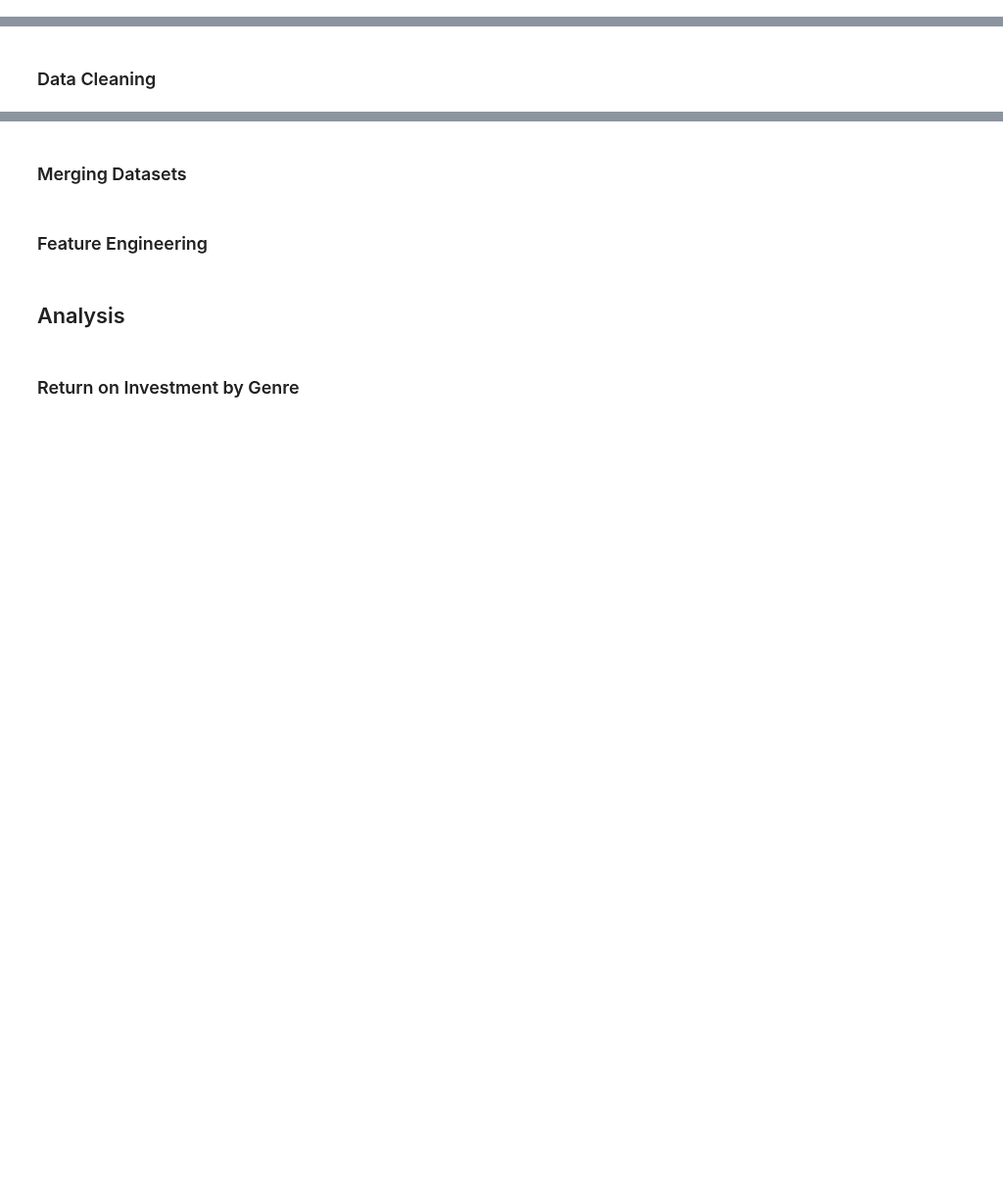
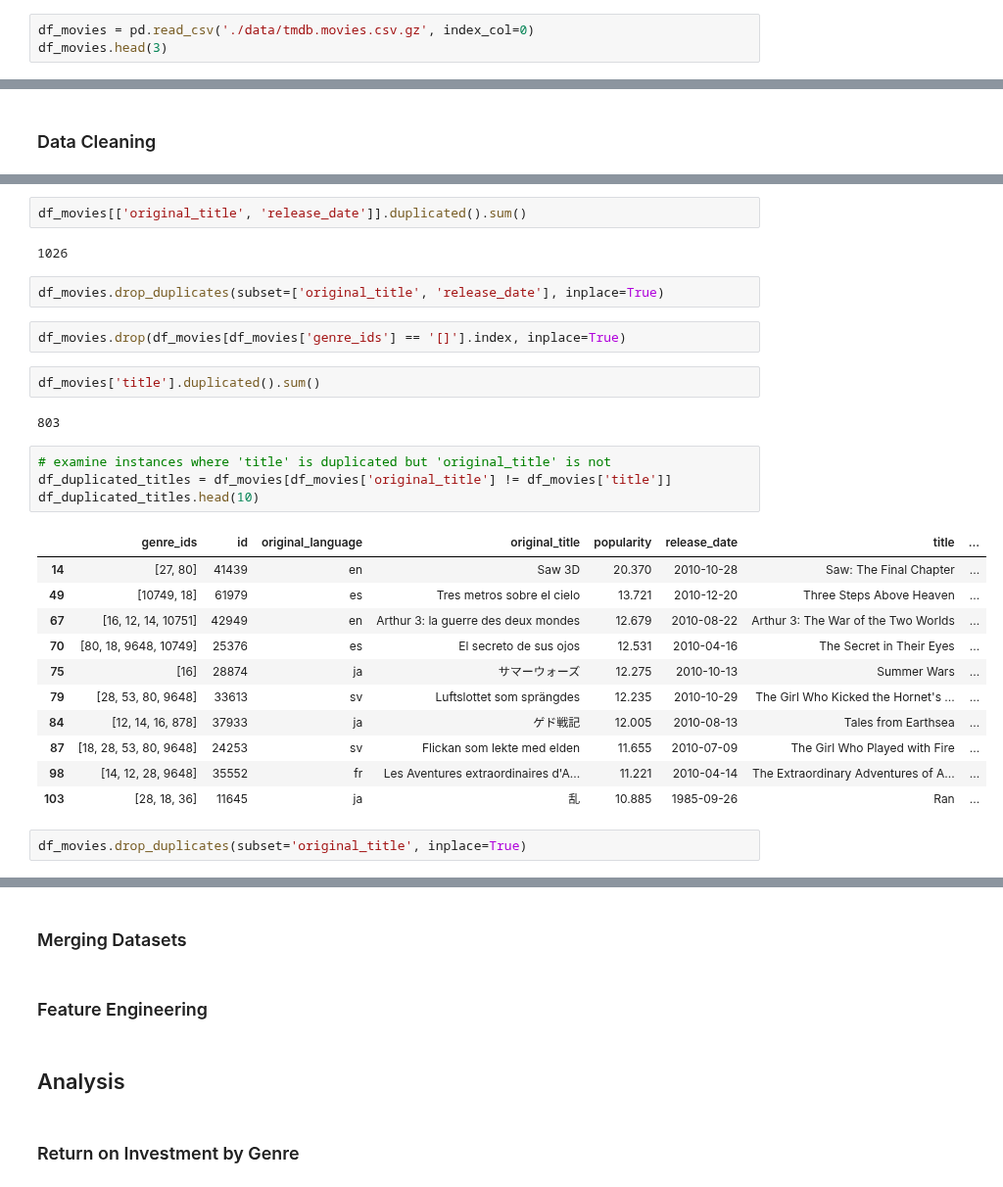
Before and after one commit to ThomasHChapman/p1_project, a Jupyter notebook: main_notebook.ipynb, the cells around one changed output, grey strips where cells are left out. Shown at 98% size. Saved outputs shown, nothing was run; the diff lists cells and outputs as text; blank space fills up the shorter version.

```diff
--- a/main_notebook.ipynb
+++ b/main_notebook.ipynb
@@ -40,0 +54,3 @@ conn = sqlite3.connect('./data/im.db')
+# %%
+df_movies = pd.read_csv('./data/tmdb.movies.csv.gz', index_col=0)
+df_movies.head(3)
@@ -44,0 +76,30 @@ conn = sqlite3.connect('./data/im.db')
+# %%
+df_movies[['original_title', 'release_date']].duplicated().sum()
+# %% [output]
+1026
+# %%
+df_movies.drop_duplicates(subset=['original_title', 'release_date'], inplace=True)
+# %%
+df_movies.drop(df_movies[df_movies['genre_ids'] == '[]'].index, inplace=True)
+# %%
+df_movies['title'].duplicated().sum()
+# %% [output]
+803
+# %%
+# examine instances where 'title' is duplicated but 'original_title' is not
+df_duplicated_titles = df_movies[df_movies['original_title'] != df_movies['title']]
+df_duplicated_titles.head(10)
+# %% [output]
+|  | genre_ids | id | original_language | original_title | popularity | release_date | title | ... |
+| 14 | [27, 80] | 41439 | en | Saw 3D | 20.370 | 2010-10-28 | Saw: The Final Chapter | ... |
+| 49 | [10749, 18] | 61979 | es | Tres metros sobre el cielo | 13.721 | 2010-12-20 | Three Steps Above Heaven | ... |
+| 67 | [16, 12, 14, 10751] | 42949 | en | Arthur 3: la guerre des deux mondes | 12.679 | 2010-08-22 | Arthur 3: The War of the Two Worlds | ... |
+| 70 | [80, 18, 9648, 10749] | 25376 | es | El secreto de sus ojos | 12.531 | 2010-04-16 | The Secret in Their Eyes | ... |
+| 75 | [16] | 28874 | ja | サマーウォーズ | 12.275 | 2010-10-13 | Summer Wars | ... |
+| 79 | [28, 53, 80, 9648] | 33613 | sv | Luftslottet som sprängdes | 12.235 | 2010-10-29 | The Girl Who Kicked the Hornet's ... | ... |
+| 84 | [12, 14, 16, 878] | 37933 | ja | ゲド戦記 | 12.005 | 2010-08-13 | Tales from Earthsea | ... |
+| 87 | [18, 28, 53, 80, 9648] | 24253 | sv | Flickan som lekte med elden | 11.655 | 2010-07-09 | The Girl Who Played with Fire | ... |
+| 98 | [14, 12, 28, 9648] | 35552 | fr | Les Aventures extraordinaires d'A... | 11.221 | 2010-04-14 | The Extraordinary Adventures of A... | ... |
+| 103 | [28, 18, 36] | 11645 | ja | 乱 | 10.885 | 1985-09-26 | Ran | ... |
+# %%
+df_movies.drop_duplicates(subset='original_title', inplace=True)
```
Also changed, not shown: parts of 19 cells of this notebook, 1 other file.
